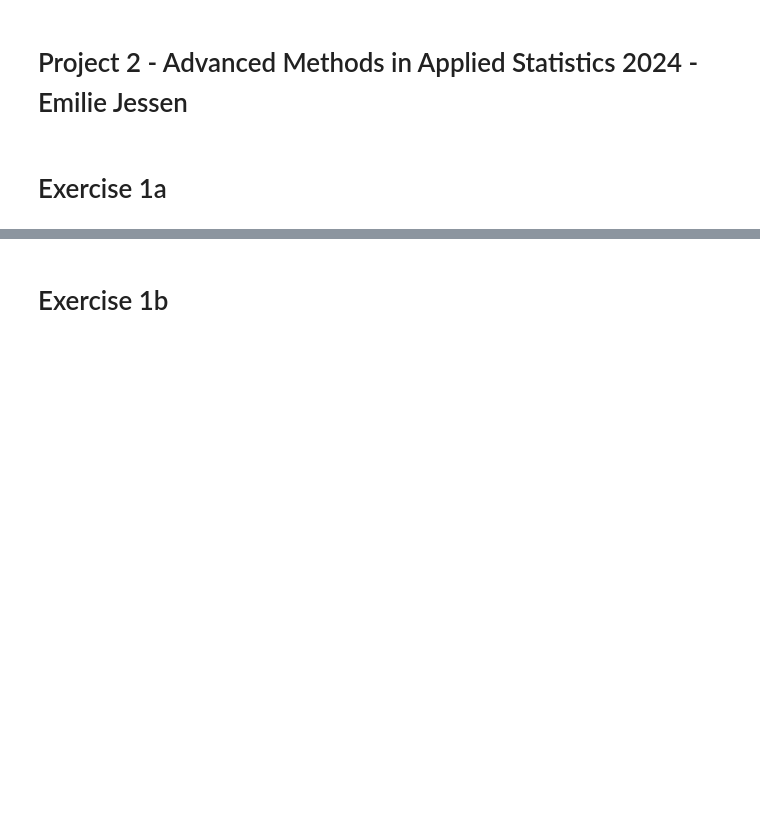
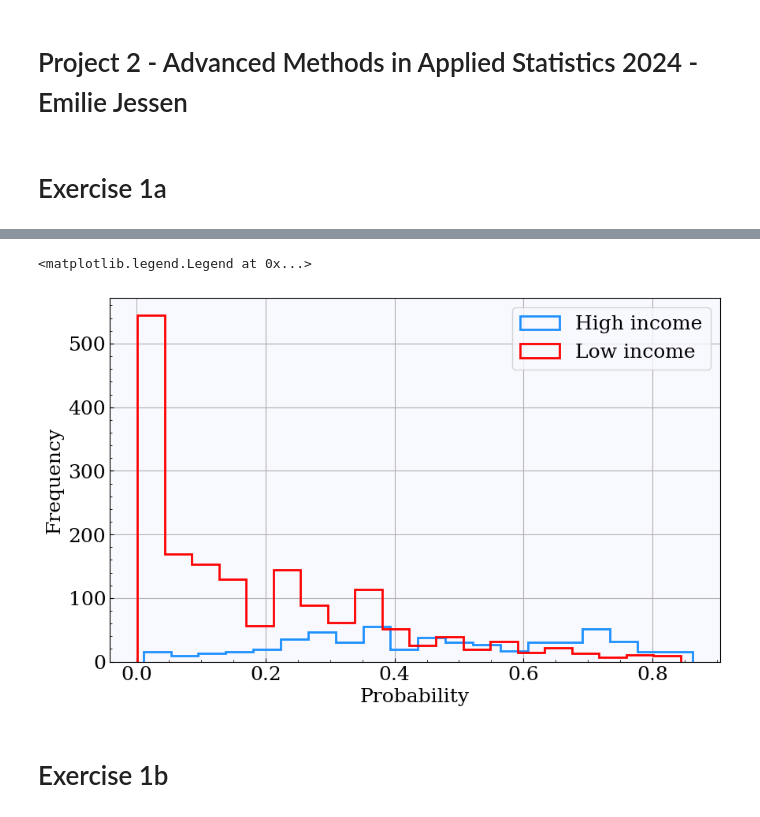
Before and after one commit to Emilie-Jessen/AppStat2, a Jupyter notebook: Project_03/Solution_03.ipynb, the cells around one changed output, grey strips where cells are left out. Cells and saved outputs as stored; diff of their text form; code cells hidden in the pictures; blank space fills up the shorter version.

```diff
--- a/Project_03/Solution_03.ipynb
+++ b/Project_03/Solution_03.ipynb
@@ -37,0 +216,16 @@ save_plots = False
+# %%
+# Create the Gradient Boosted classifier
+bdt = GradientBoostingClassifier(max_depth=1,
+                                 n_estimators=77,
+                                 learning_rate=0.43)
+
+# Train the classifier
+model = bdt.fit(x_train, y_train)
+
+# Test the classifier
+y_pred_binary = model.predict(x_test)
+y_pred = model.predict_proba(x_test)
+
+# Model Accuracy, how often is the classifier correct?
+accuracy_score = metrics.accuracy_score(y_test, y_pred_binary)
+print(f'Accuracy: {accuracy_score:.2f}')
@@ -38,3 +252,21 @@ save_plots = False
+# %%
+# Plot probability distribution
+
+fig, ax = plt.subplots(1, 1, figsize=(10, 6))
+
+# High income
+y_pred_high = y_pred[y_test == 1][:, 1]
+y_pred_low = y_pred[y_test == 0][:, 1]
+
+ax.hist(y_pred_high, bins=20, histtype='step', label='High income', lw=2)
+ax.hist(y_pred_low, bins=20, histtype='step', label='Low income', lw=2)
+
+ax.set_xlabel('Probability')
+ax.set_ylabel('Frequency')
+ax.legend()
+# %% [output]
+<matplotlib.legend.Legend at 0x...>
+[figure, added]
 # %% [markdown]
 # Exercise 1b
 # %% [markdown]
```
Also changed, not shown: parts of 22 cells of this notebook, 4 other files.
